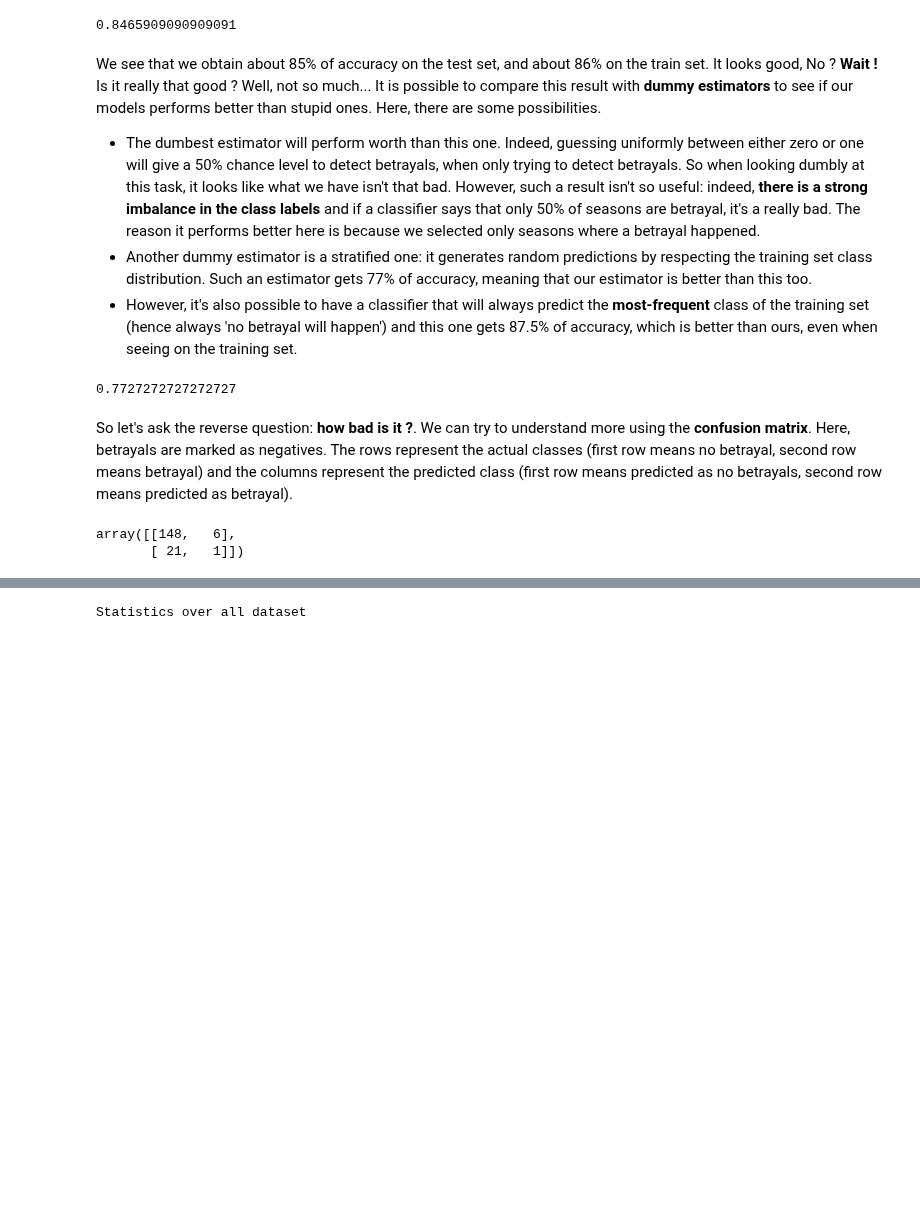
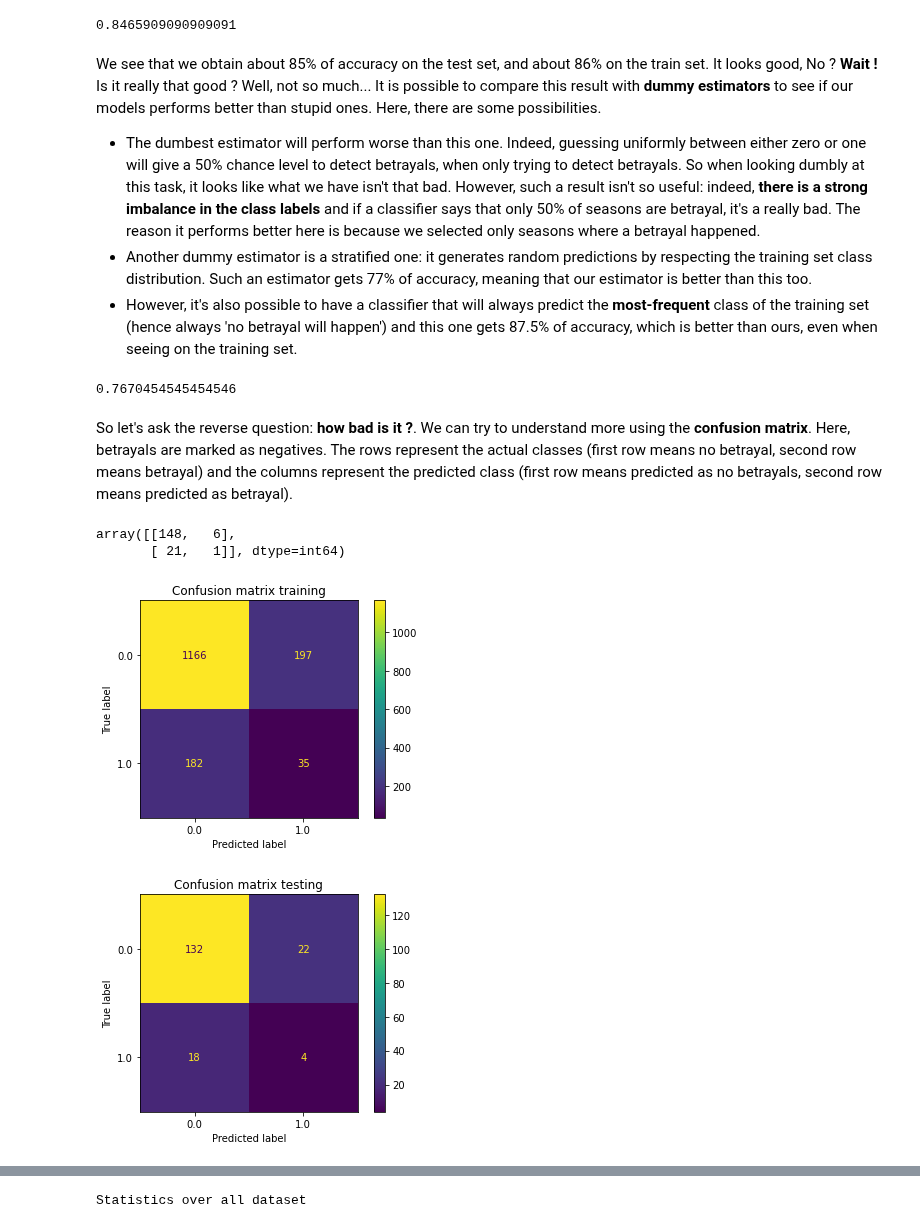
Before and after one commit to epfl-ada/ada-2020-project-milestone-p3-p3_chic, a Jupyter notebook: p4.ipynb, the cells around one changed output, grey strips where cells are left out. Saved outputs shown, nothing was run; the diff lists cells and outputs as text; code cells hidden in the pictures; blank space fills up the shorter version.

```diff
--- a/p4.ipynb
+++ b/p4.ipynb
@@ -1080,8 +1083,15 @@ Let's also focus our attention on the seasons where a real betrayal happened, an
 # %% [markdown]
 The first metric we can look at is the [accuracy score](https://scikit-learn.org/stable/modules/model_evaluation.html#accuracy-score).
 # %%
+
+# 1. read the test dataset
+features_test = pd.read_pickle("data/features_B20_V0_N1/features.pkl")
+normalise_preds(features_test, predictors, means, stds)
+
+
 X_test = features_test[predictors]
 y_test = features_test["outcome"]
+
 
 # 2. predict values and get the binary output
 predictions = res.predict(X_test)
@@ -1091,10 +1101,12 @@ accuracy_score(y_test, binaries)
 0.8465909090909091
 # %% [markdown]
 We see that we obtain about 85% of accuracy on the test set, and about 86% on the train set. It looks good, No ? **Wait !** Is it really that good ? Well, not so much... It is possible to compare this result with **dummy estimators** to see if our models performs better than stupid ones. Here, there are some possibilities.
-- The dumbest estimator will perform worth than this one. Indeed, guessing uniformly between either zero or one will give a 50% chance level to detect betrayals, when only trying to detect betrayals. So when looking dumbly at this task, it looks like what we have isn't that bad. However, such a result isn't so useful: indeed, **there is a strong imbalance in the class labels** and if a classifier says that only 50% of seasons are betrayal, it's a really bad. The reason it performs better here is because we selected only seasons where a betrayal happened.
+- The dumbest estimator will perform worse than this one. Indeed, guessing uniformly between either zero or one will give a 50% chance level to detect betrayals, when only trying to detect betrayals. So when looking dumbly at this task, it looks like what we have isn't that bad. However, such a result isn't so useful: indeed, **there is a strong imbalance in the class labels** and if a classifier says that only 50% of seasons are betrayal, it's a really bad. The reason it performs better here is because we selected only seasons where a betrayal happened.
 - Another dummy estimator is a stratified one: it generates random predictions by respecting the training set class distribution. Such an estimator gets 77% of accuracy, meaning that our estimator is better than this too.
 - However, it's also possible to have a classifier that will always predict the **most-frequent** class of the training set (hence always 'no betrayal will happen') and this one gets 87.5% of accuracy, which is better than ours, even when seeing on the training set.
 # %%
+from sklearn.dummy import DummyClassifier
+
 clf = DummyClassifier(strategy='stratified')
 X_train = features[predictors]
 y_train = features["outcome"]
@@ -1102,14 +1114,31 @@ y_train = features["outcome"]
 clf.fit(X_train, y_train)
 clf.score(X_test, y_test)
 # %% [output]
-0.7727272727272727
+0.7670454545454546
 # %% [markdown]
 So let's ask the reverse question: **how bad is it ?**. We can try to understand more using the **confusion matrix**. Here, betrayals are marked as negatives. The rows represent the actual classes (first row means no betrayal, second row means betrayal) and the columns represent the predicted class (first row means predicted as no betrayals, second row means predicted as betrayal).
-# %%
-m = confusion_matrix(y_test, binaries)
-m
-# %% [output]
-array([[148,   6],
-       [ 21,   1]])
+# %%
+m = confusion_matrix(y_test, binaries)
+
+titles_options = [("Confusion matrix, without normalization", None),
+                  ("Normalized confusion matrix", 'true')]
+
+training_matrix = plot_confusion_matrix(clf, X_train, y_train)
+training_matrix = plt.title("Confusion matrix training")
+
+if SAVE_PLOT:
+    plt.savefig("plots/confusion_matrix_train.jpg")
+
+testing_matrix = plot_confusion_matrix(clf, X_test, y_test)
+testing_matrix = plt.title("Confusion matrix testing")
+
+if SAVE_PLOT:
+    plt.savefig("plots/confusion_matrix_test.jpg")
+m
+# %% [output]
+array([[148,   6],
+       [ 21,   1]], dtype=int64)
+[figure, added]
+[figure, added]
 # %% [markdown]
 What do we observe ? The predictor has an overall accuracy of 85%: **this is better than random guess, however it is less than a most-frequent choice** . Because of the **strong class imbalance**, the accuracy isn't enough to determine, but we can look at the confusion matrix $C$ and see where does our classifier do the mistakes.
```
Also changed, not shown: parts of 41 cells of this notebook, 1 other file.
